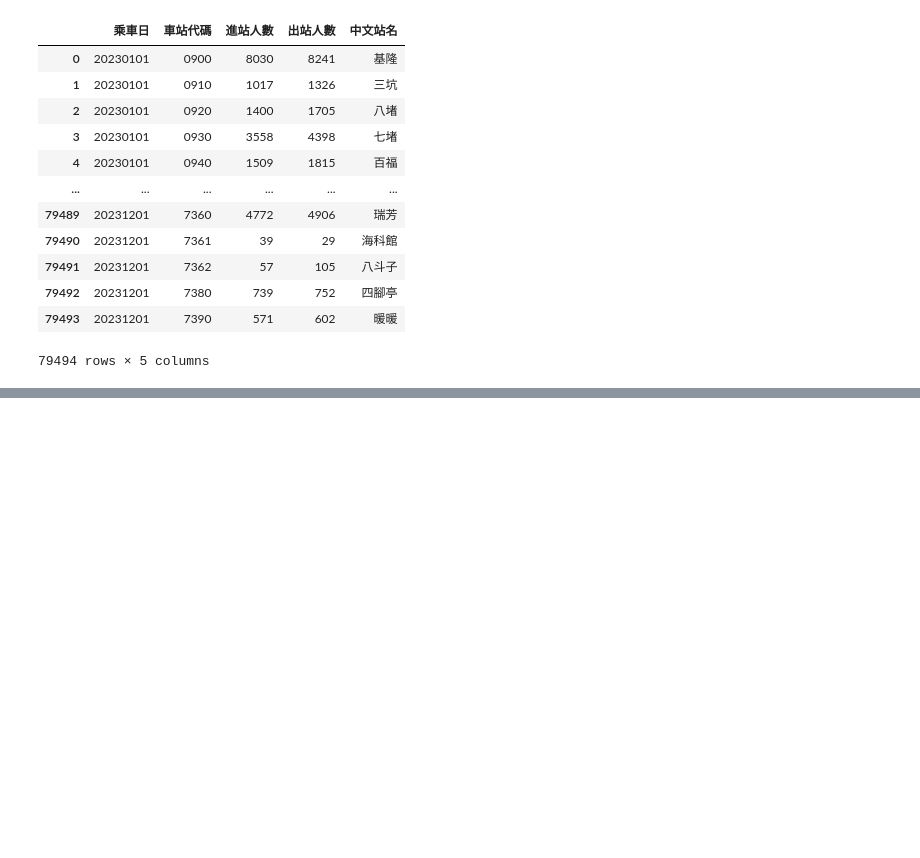
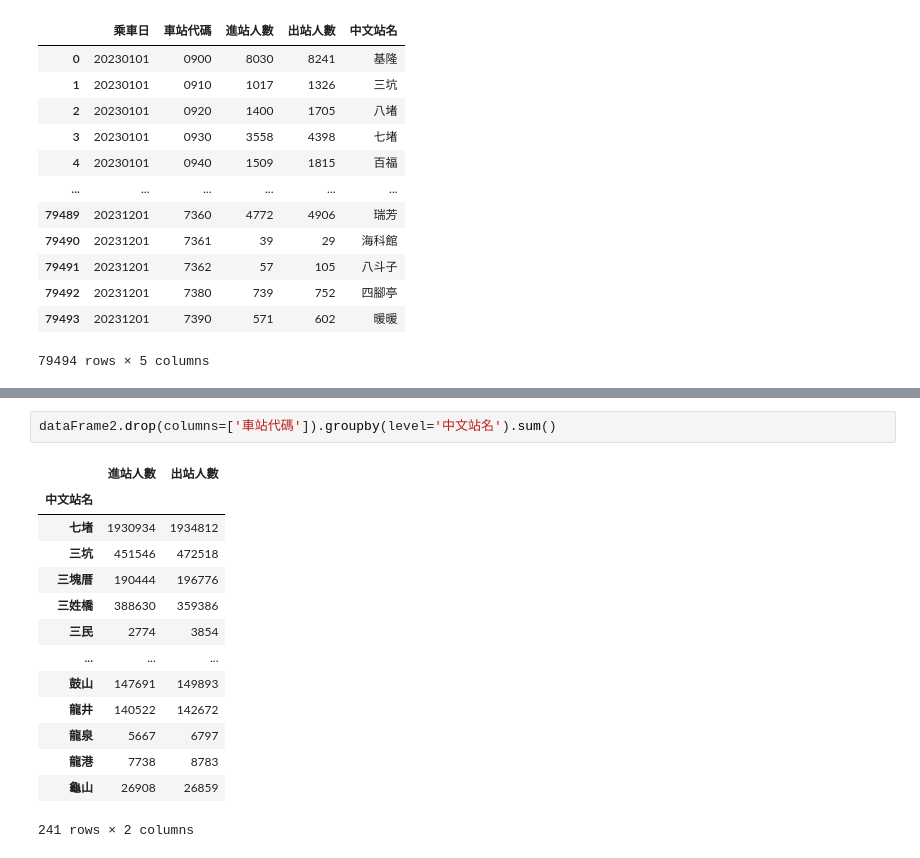
Before and after one commit to c22243686/2023_07_25_2_4, a Jupyter notebook: lesson21_4.ipynb, the cells around one changed output, grey strips where cells are left out. Cells and saved outputs as stored; diff of their text form; blank space fills up the shorter version.

```diff
--- a/lesson21_4.ipynb
+++ b/lesson21_4.ipynb
@@ -105,0 +191,17 @@ dataFrame1
+# %%
+dataFrame2.drop(columns=['車站代碼']).groupby(level='中文站名').sum()
+# %% [output]
+|  | 進站人數 | 出站人數 |
+| 中文站名 |  |  |
+| 七堵 | 1930934 | 1934812 |
+| 三坑 | 451546 | 472518 |
+| 三塊厝 | 190444 | 196776 |
+| 三姓橋 | 388630 | 359386 |
+| 三民 | 2774 | 3854 |
+| ... | ... | ... |
+| 鼓山 | 147691 | 149893 |
+| 龍井 | 140522 | 142672 |
+| 龍泉 | 5667 | 6797 |
+| 龍港 | 7738 | 8783 |
+| 龜山 | 26908 | 26859 |
+241 rows × 2 columns
```
Also changed, not shown: parts of 7 cells of this notebook.
